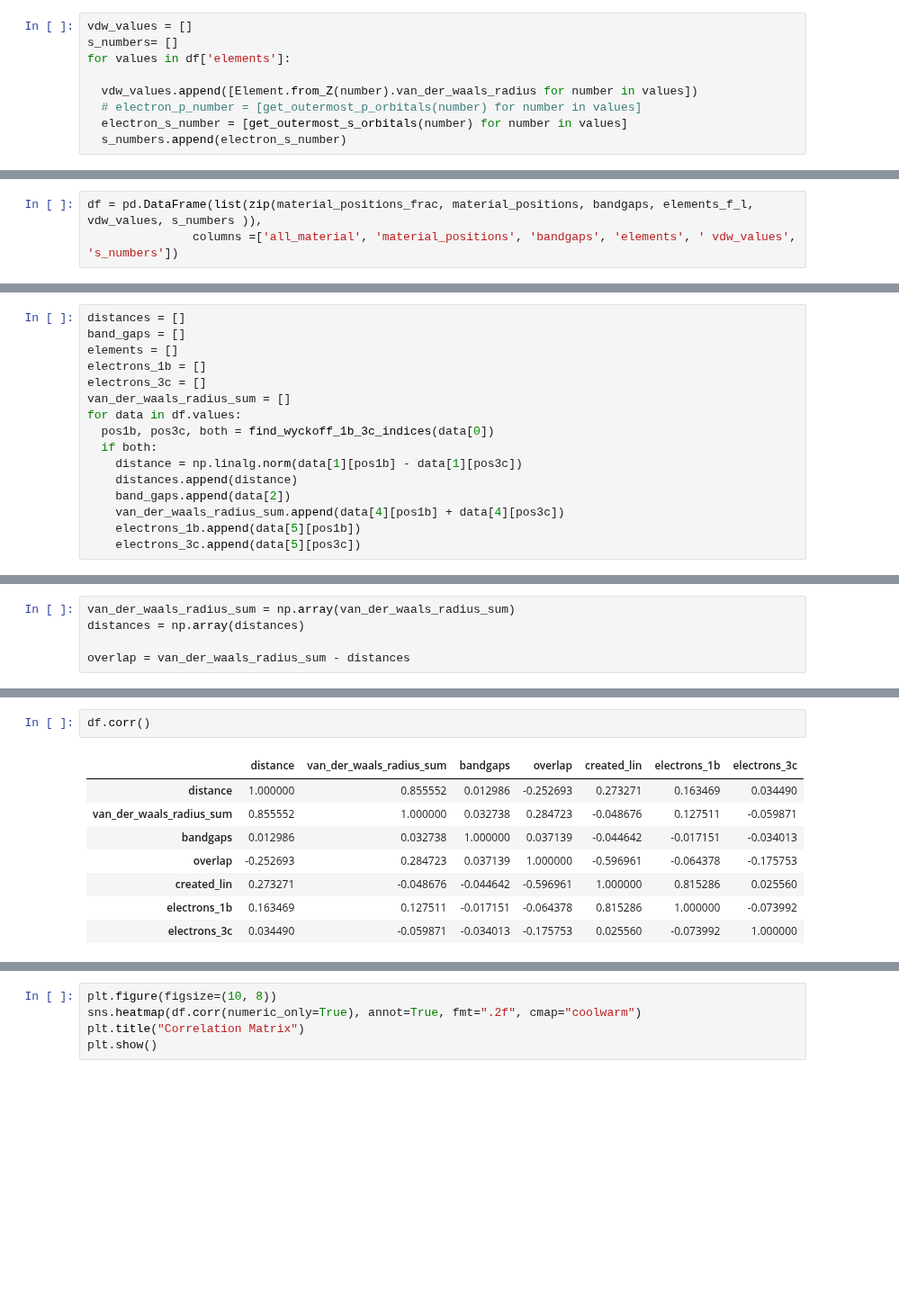
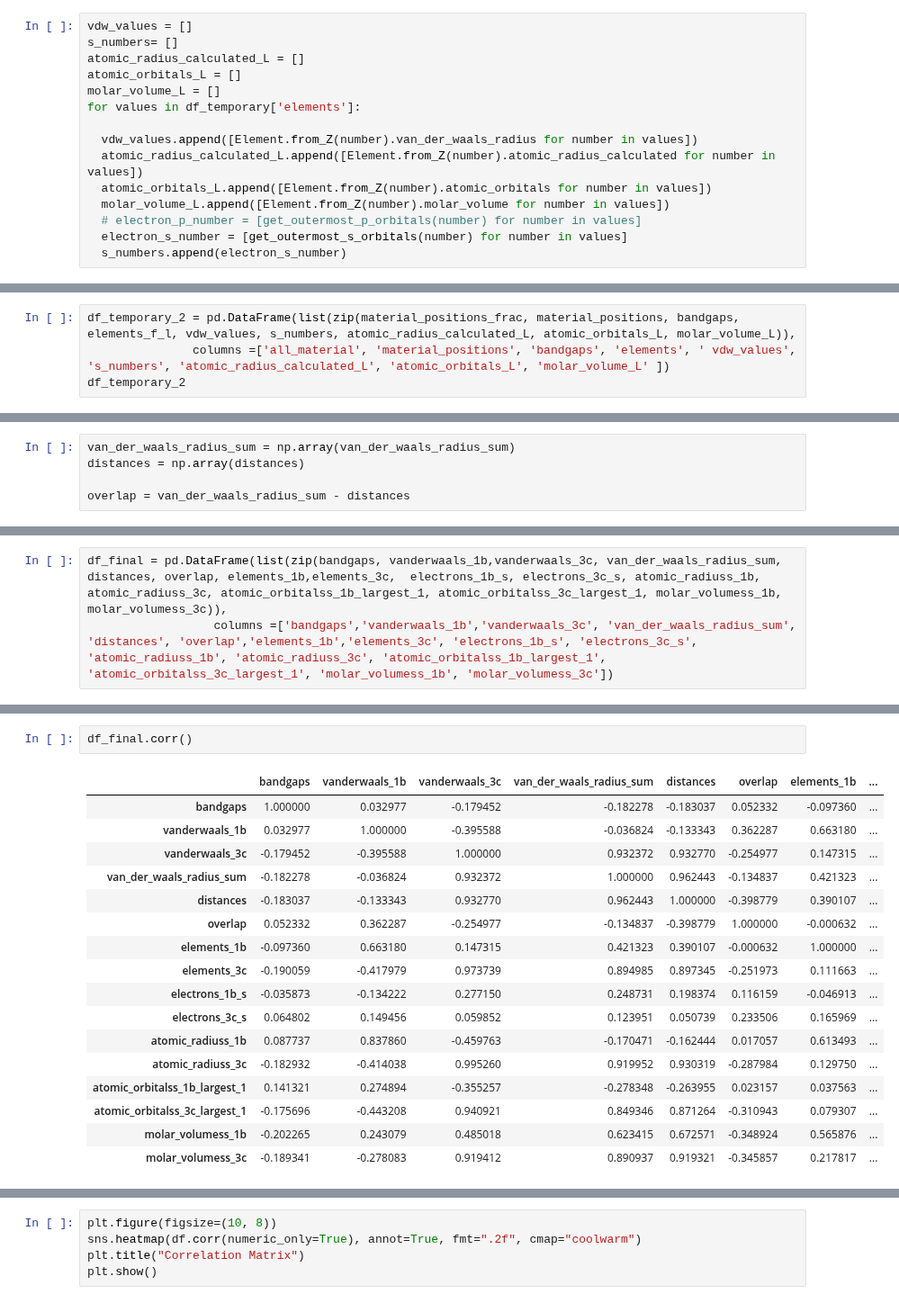
Before and after one commit to immischein/ML-bandgap, a Jupyter notebook: Spacegroup_specific_endeavours.ipynb, the cells around one changed output, grey strips where cells are left out. Shown at 90% size. Saved outputs shown, nothing was run; the diff lists cells and outputs as text; blank space fills up the shorter version.

Commit message:
correlations for a lot of different elemental properties

```diff
--- a/Spacegroup_specific_endeavours.ipynb
+++ b/Spacegroup_specific_endeavours.ipynb
@@ -79,9 +99,15 @@ df = pd.DataFrame(list(zip(material_positions_frac, material_positions, bandgaps
 # %%
 vdw_values = []
 s_numbers= []
-for values in df['elements']:
+atomic_radius_calculated_L = []
+atomic_orbitals_L = []
+molar_volume_L = []
+for values in df_temporary['elements']:
 
   vdw_values.append([Element.from_Z(number).van_der_waals_radius for number in values])
+  atomic_radius_calculated_L.append([Element.from_Z(number).atomic_radius_calculated for number in values])
+  atomic_orbitals_L.append([Element.from_Z(number).atomic_orbitals for number in values])
+  molar_volume_L.append([Element.from_Z(number).molar_volume for number in values])
   # electron_p_number = [get_outermost_p_orbitals(number) for number in values]
   electron_s_number = [get_outermost_s_orbitals(number) for number in values]
   s_numbers.append(electron_s_number)
@@ -92,3 +114,4 @@ values
 # %%
-df = pd.DataFrame(list(zip(material_positions_frac, material_positions, bandgaps, elements_f_l, vdw_values, s_numbers )),
-               columns =['all_material', 'material_positions', 'bandgaps', 'elements', ' vdw_values', 's_numbers'])
+df_temporary_2 = pd.DataFrame(list(zip(material_positions_frac, material_positions, bandgaps, elements_f_l, vdw_values, s_numbers, atomic_radius_calculated_L, atomic_orbitals_L, molar_volume_L)),
+               columns =['all_material', 'material_positions', 'bandgaps', 'elements', ' vdw_values', 's_numbers', 'atomic_radius_calculated_L', 'atomic_orbitals_L', 'molar_volume_L' ])
+df_temporary_2
@@ -165,16 +161,0 @@ def get_outermost_s_orbitals(atomic_number):
-# %%
-distances = []
-band_gaps = []
-elements = []
-electrons_1b = []
-electrons_3c = []
-van_der_waals_radius_sum = []
-for data in df.values:
-  pos1b, pos3c, both = find_wyckoff_1b_3c_indices(data[0])
-  if both:
-    distance = np.linalg.norm(data[1][pos1b] - data[1][pos3c])
-    distances.append(distance)
-    band_gaps.append(data[2])
-    van_der_waals_radius_sum.append(data[4][pos1b] + data[4][pos3c])
-    electrons_1b.append(data[5][pos1b])
-    electrons_3c.append(data[5][pos3c])
@@ -190,0 +244,3 @@ df = pd.DataFrame(list(zip(distances, van_der_waals_radius_sum, bandgaps, overla
+# %%
+df_final = pd.DataFrame(list(zip(bandgaps, vanderwaals_1b,vanderwaals_3c, van_der_waals_radius_sum, distances, overlap, elements_1b,elements_3c,  electrons_1b_s, electrons_3c_s, atomic_radiuss_1b, atomic_radiuss_3c, atomic_orbitalss_1b_largest_1, atomic_orbitalss_3c_largest_1, molar_volumess_1b, molar_volumess_3c)),
+                  columns =['bandgaps','vanderwaals_1b','vanderwaals_3c', 'van_der_waals_radius_sum', 'distances', 'overlap','elements_1b','elements_3c', 'electrons_1b_s', 'electrons_3c_s', 'atomic_radiuss_1b', 'atomic_radiuss_3c', 'atomic_orbitalss_1b_largest_1', 'atomic_orbitalss_3c_largest_1', 'molar_volumess_1b', 'molar_volumess_3c'])
@@ -191,11 +267,20 @@ df = pd.DataFrame(list(zip(distances, van_der_waals_radius_sum, bandgaps, overla
 # %%
-df.corr()
+df_final.corr()
 # %% [output]
-|  | distance | van_der_waals_radius_sum | bandgaps | overlap | created_lin | electrons_1b | electrons_3c |
-| distance | 1.000000 | 0.855552 | 0.012986 | -0.252693 | 0.273271 | 0.163469 | 0.034490 |
-| van_der_waals_radius_sum | 0.855552 | 1.000000 | 0.032738 | 0.284723 | -0.048676 | 0.127511 | -0.059871 |
-| bandgaps | 0.012986 | 0.032738 | 1.000000 | 0.037139 | -0.044642 | -0.017151 | -0.034013 |
-| overlap | -0.252693 | 0.284723 | 0.037139 | 1.000000 | -0.596961 | -0.064378 | -0.175753 |
-| created_lin | 0.273271 | -0.048676 | -0.044642 | -0.596961 | 1.000000 | 0.815286 | 0.025560 |
-| electrons_1b | 0.163469 | 0.127511 | -0.017151 | -0.064378 | 0.815286 | 1.000000 | -0.073992 |
-| electrons_3c | 0.034490 | -0.059871 | -0.034013 | -0.175753 | 0.025560 | -0.073992 | 1.000000 |
+|  | bandgaps | vanderwaals_1b | vanderwaals_3c | van_der_waals_radius_sum | distances | overlap | elements_1b | ... |
+| bandgaps | 1.000000 | 0.032977 | -0.179452 | -0.182278 | -0.183037 | 0.052332 | -0.097360 | ... |
+| vanderwaals_1b | 0.032977 | 1.000000 | -0.395588 | -0.036824 | -0.133343 | 0.362287 | 0.663180 | ... |
+| vanderwaals_3c | -0.179452 | -0.395588 | 1.000000 | 0.932372 | 0.932770 | -0.254977 | 0.147315 | ... |
+| van_der_waals_radius_sum | -0.182278 | -0.036824 | 0.932372 | 1.000000 | 0.962443 | -0.134837 | 0.421323 | ... |
+| distances | -0.183037 | -0.133343 | 0.932770 | 0.962443 | 1.000000 | -0.398779 | 0.390107 | ... |
+| overlap | 0.052332 | 0.362287 | -0.254977 | -0.134837 | -0.398779 | 1.000000 | -0.000632 | ... |
+| elements_1b | -0.097360 | 0.663180 | 0.147315 | 0.421323 | 0.390107 | -0.000632 | 1.000000 | ... |
+| elements_3c | -0.190059 | -0.417979 | 0.973739 | 0.894985 | 0.897345 | -0.251973 | 0.111663 | ... |
+| electrons_1b_s | -0.035873 | -0.134222 | 0.277150 | 0.248731 | 0.198374 | 0.116159 | -0.046913 | ... |
+| electrons_3c_s | 0.064802 | 0.149456 | 0.059852 | 0.123951 | 0.050739 | 0.233506 | 0.165969 | ... |
+| atomic_radiuss_1b | 0.087737 | 0.837860 | -0.459763 | -0.170471 | -0.162444 | 0.017057 | 0.613493 | ... |
+| atomic_radiuss_3c | -0.182932 | -0.414038 | 0.995260 | 0.919952 | 0.930319 | -0.287984 | 0.129750 | ... |
+| atomic_orbitalss_1b_largest_1 | 0.141321 | 0.274894 | -0.355257 | -0.278348 | -0.263955 | 0.023157 | 0.037563 | ... |
+| atomic_orbitalss_3c_largest_1 | -0.175696 | -0.443208 | 0.940921 | 0.849346 | 0.871264 | -0.310943 | 0.079307 | ... |
+| molar_volumess_1b | -0.202265 | 0.243079 | 0.485018 | 0.623415 | 0.672571 | -0.348924 | 0.565876 | ... |
+| molar_volumess_3c | -0.189341 | -0.278083 | 0.919412 | 0.890937 | 0.919321 | -0.345857 | 0.217817 | ... |
```
Also changed, not shown: parts of 26 cells of this notebook.
